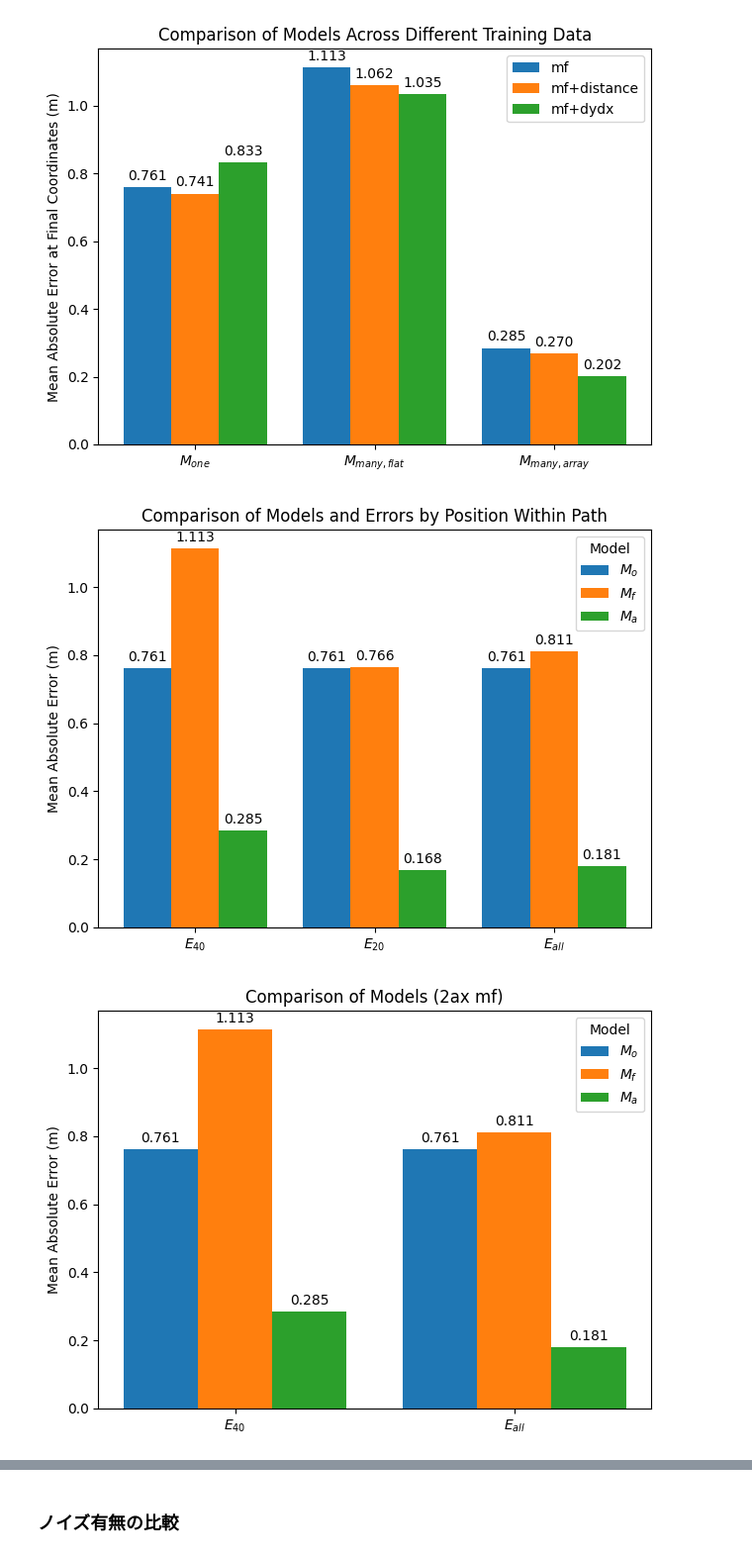
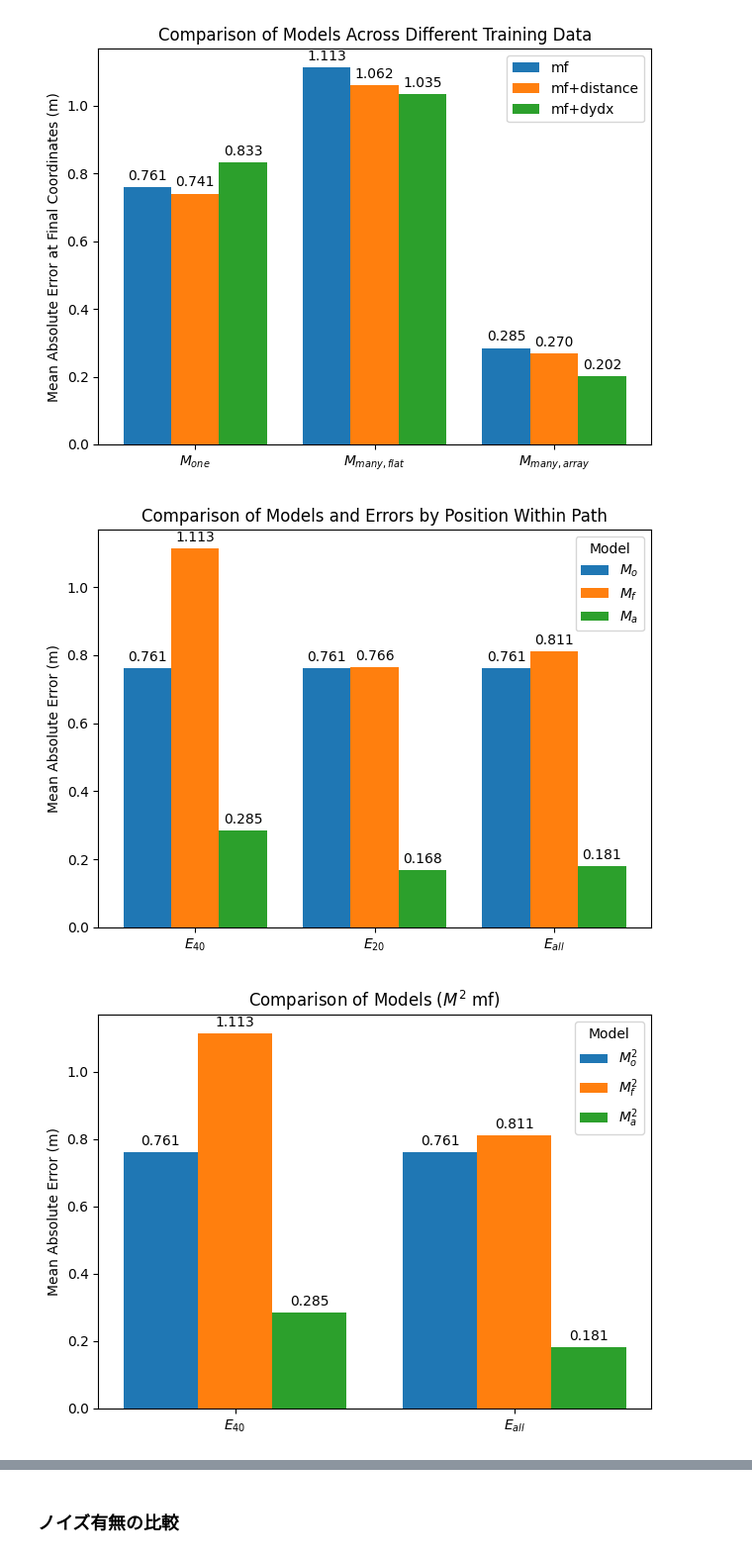
Before and after one commit to hal0309/lab-abci, a Jupyter notebook: _test/eval_m2_datashow.ipynb, the cells around one changed output, grey strips where cells are left out. Shown at 99% size. Drawn from its saved outputs; the diff is of its cells as text; code cells hidden in the pictures.

```diff
--- a/_test/eval_m2_datashow.ipynb
+++ b/_test/eval_m2_datashow.ipynb
@@ -194,36 +194,36 @@ group_bar(title="Comparison of Models Across Different Training Data",
 # %%
 labels = ['$E_{40}$', '$E_{20}$', '$E_{all}$']
 category = ['$M_{o}$', '$M_{f}$', '$M_{a}$']
 cat_files = ["2ax_zeros_flat2.pickle", "2ax_zeros_flat.pickle", "2ax_zeros_index.pickle"]
 cat_values = []
 for f in cat_files:
     if f == "2ax_zeros_flat2.pickle":
         cat_values.append([np.mean(all_data[f][:]), np.mean(all_data[f][:]),np.mean(all_data[f][:])])
     else:
         cat_values.append([np.mean(all_data[f][:,-1]), np.mean(all_data[f][:,-10]), np.mean(all_data[f][:])])
 group_bar(title="Comparison of Models and Errors by Position Within Path",
             ylabel="Mean Absolute Error (m)",
             labels=labels,
             category=category,
             cat_values=cat_values,
             legend_title="Model")
 
 
 labels = ['$E_{40}$', '$E_{all}$']
-category = ['$M_{o}$', '$M_{f}$', '$M_{a}$']
+category = ['$M^2_{o}$', '$M^2_{f}$', '$M^2_{a}$']
 cat_files = ["2ax_zeros_flat2.pickle", "2ax_zeros_flat.pickle", "2ax_zeros_index.pickle"]
 cat_values = []
 for f in cat_files:
     cat_values.append([np.mean(all_data[f][:,-1]), np.mean(all_data[f][:])])
-group_bar(title="Comparison of Models (2ax mf)",
+group_bar(title="Comparison of Models ($M^2$ mf)",
             ylabel="Mean Absolute Error (m)",
             labels=labels,
             category=category,
             cat_values=cat_values,
             legend_title="Model")
 # %% [output]
 [figure]
-[figure, old version]
+[figure, new version]
 # %%
 labels = ['$M_{one}$', '$M_{many,flat}$', '$M_{many,array}$']
 category = ['mf', 'mf+distance', 'mf+dydx']
```
Also changed, not shown: parts of 1 cell of this notebook.
